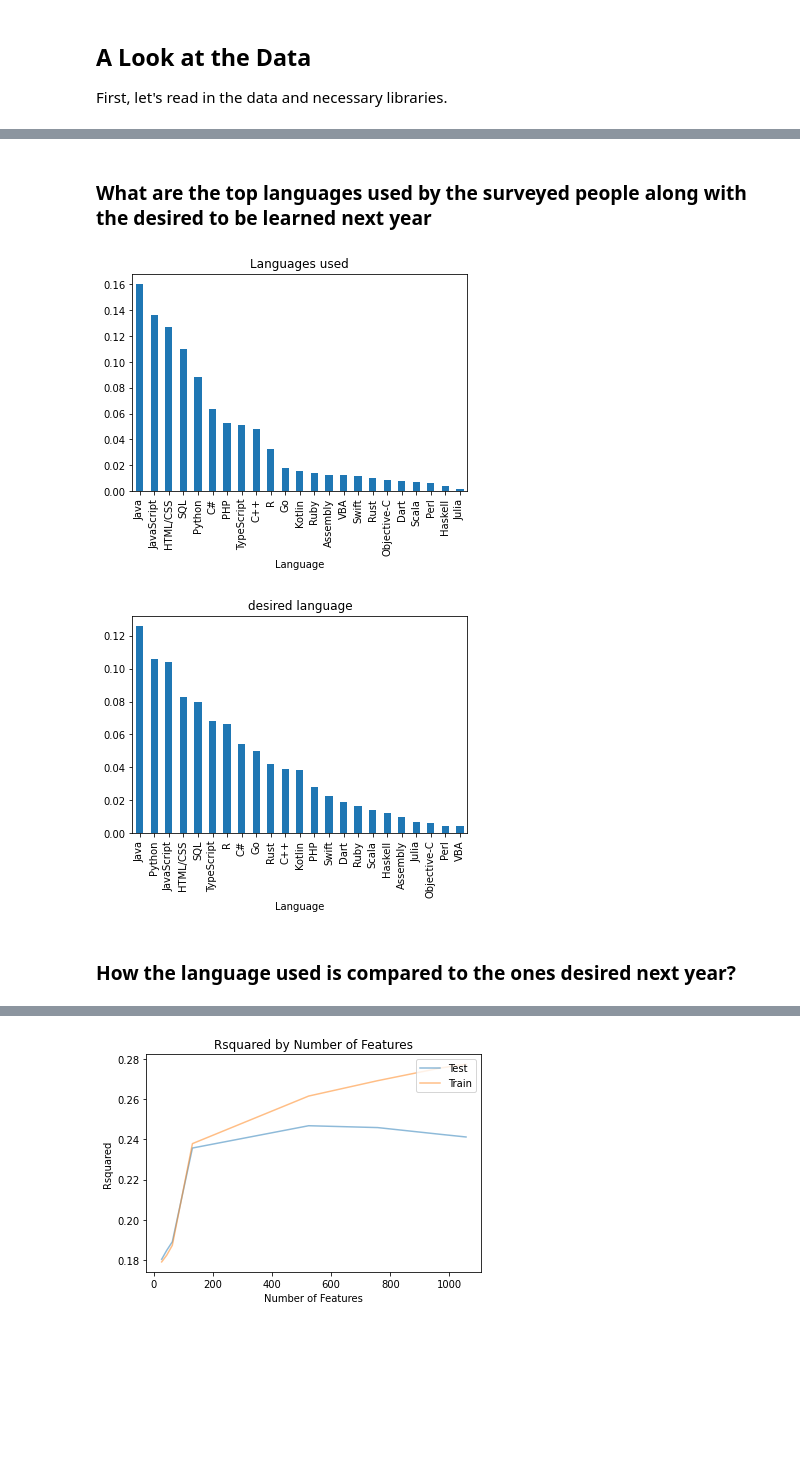
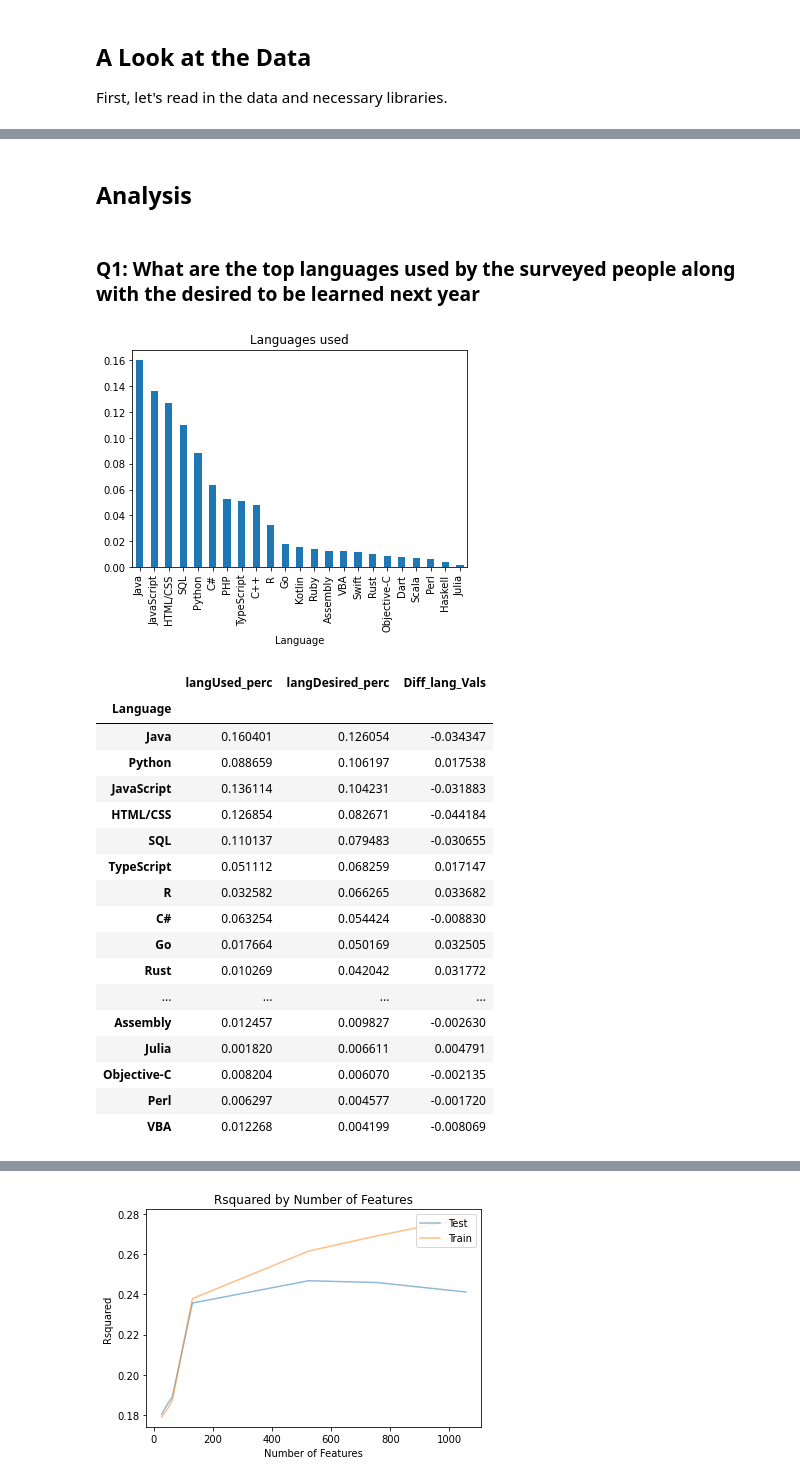
Before and after one commit to mkidwai/CRISP_DM, a Jupyter notebook: mok stackoverflow.ipynb, the cells around one changed output, grey strips where cells are left out. Saved outputs shown, nothing was run; the diff lists cells and outputs as text; code cells hidden in the pictures; blank space fills up the shorter version.

```diff
--- a/mok stackoverflow.ipynb
+++ b/mok stackoverflow.ipynb
@@ -12,9 +20,13 @@ import matplotlib.pyplot as plt
 from sklearn.linear_model import LinearRegression
 from sklearn.model_selection import train_test_split
 from sklearn.metrics import r2_score, mean_squared_error
+import seaborn as sns
 import mok_py as t
 %matplotlib inline
 
+pd.set_option('display.max_rows', 500)
 df20 = pd.read_csv('./2020_survey_results_public.csv')
+print(df20.shape)
+
 df20.head()
 # %% [output]
@@ -59,0 +107,20 @@ dtype: int64
+# %%
+#Here I have added an additional column that represnt the job seeking value for better analysid of this job seeking and get an understanding of the dependent variable
+def jobSeekValue(jobSeek_str):
+    '''
+    INPUT
+        jobSeek_str - a string for the job seek string
+    OUTPUT
+        return 2 if "I am actively looking for a job"
+        return 0.5 if "I’m not actively looking, but I am open to new opportunities"
+        return 0 if "I am not interested in new job opportunities"
+
+    '''
+    if jobSeek_str == "I am actively looking for a job":
+        return 2
+    elif jobSeek_str == "I’m not actively looking, but I am open to new opportunities":
+        return 0.5
+    elif jobSeek_str == "I am not interested in new job opportunities":
+        return 0
+
+df20['jobSeekValue'] = df20["JobSeek"].apply(jobSeekValue)
@@ -60,39 +177,64 @@ dtype: int64
+# %% [markdown]
+<h2 id='q1'> Analysis</h2>
 # %% [markdown]
-<h3 id='q1'>What are the top languages used by the surveyed people along with the desired to be learned next year</h3>
+<h3 id='q1'> Q1: What are the top languages used by the surveyed people along with the desired to be learned next year</h3>
 # %%
 possible_language_vals = [ "Assembly", "Bash/Shell/PowerShell C", "C#", "C++", "Dart", "Go", "Haskell", "HTML/CSS", "Java", "JavaScript", "Julia", "Kotlin", "Objective-C", "Perl", "PHP", "Python", "R", "Ruby", "Rust", "Scala", "SQL", "Swift", "TypeScript", "VBA", "Other"]
 
 def clean_and_plot(df, title='Languages used', plot=True, colName = 'LanguageWorkedWith'):
     '''
     INPUT
         df - a dataframe holding the CousinEducation column
         title - string the title of your plot
         axis - axis object
         plot - bool providing whether or not you want a plot back
 
     OUTPUT
         study_df - a dataframe with the count of how many individuals
         Displays a plot of pretty things related to the CousinEducation column.
     '''
     language = df[colName].value_counts().reset_index()
     language.rename(columns={'index': 'Language', colName : 'count'}, inplace=True)
     language_df = t.total_count(language, 'Language', 'count', possible_language_vals)
 
     language_df.set_index('Language', inplace=True)
     if plot:
         (language_df/language_df.sum()).plot(kind='bar', legend=None);
         plt.title(title);
         plt.show()
     props_language_df = language_df/language_df.sum()
 
     return props_language_df
 
 
 props_df = clean_and_plot(df20)
 
-props_desired_df = clean_and_plot(df20, colName='LanguageDesireNextYear', title='desired language')
+props_desired_df = clean_and_plot(df20, colName='LanguageDesireNextYear', title='desired language', plot=False)
+
+comp_df = pd.merge(props_df, props_desired_df, left_index=True, right_index=True)
+comp_df.columns = ['langUsed_perc', 'langDesired_perc']
+comp_df['Diff_lang_Vals'] =  comp_df['langDesired_perc'] - comp_df['langUsed_perc']
+comp_df.sort_values
+
+comp_df = comp_df.iloc[comp_df.langDesired_perc.argsort()[::-1]]
+comp_df.style.bar(subset=['Diff_lang_Vals'], align='mid', color=['#d65f5f', '#5fba7d'])
 # %% [output]
 [figure]
-[figure, removed]
+|  | langUsed_perc | langDesired_perc | Diff_lang_Vals |
+| Language |  |  |  |
+| Java | 0.160401 | 0.126054 | -0.034347 |
+| Python | 0.088659 | 0.106197 | 0.017538 |
+| JavaScript | 0.136114 | 0.104231 | -0.031883 |
+| HTML/CSS | 0.126854 | 0.082671 | -0.044184 |
+| SQL | 0.110137 | 0.079483 | -0.030655 |
+| TypeScript | 0.051112 | 0.068259 | 0.017147 |
+| R | 0.032582 | 0.066265 | 0.033682 |
+| C# | 0.063254 | 0.054424 | -0.008830 |
+| Go | 0.017664 | 0.050169 | 0.032505 |
+| Rust | 0.010269 | 0.042042 | 0.031772 |
+| ... | ... | ... | ... |
+| Assembly | 0.012457 | 0.009827 | -0.002630 |
+| Julia | 0.001820 | 0.006611 | 0.004791 |
+| Objective-C | 0.008204 | 0.006070 | -0.002135 |
+| Perl | 0.006297 | 0.004577 | -0.001720 |
+| VBA | 0.012268 | 0.004199 | -0.008069 |
-# %% [markdown]
-<h3 id='q1'>How the language used is compared to the ones desired next year? </h3>
```
Also changed, not shown: parts of 23 cells of this notebook.
